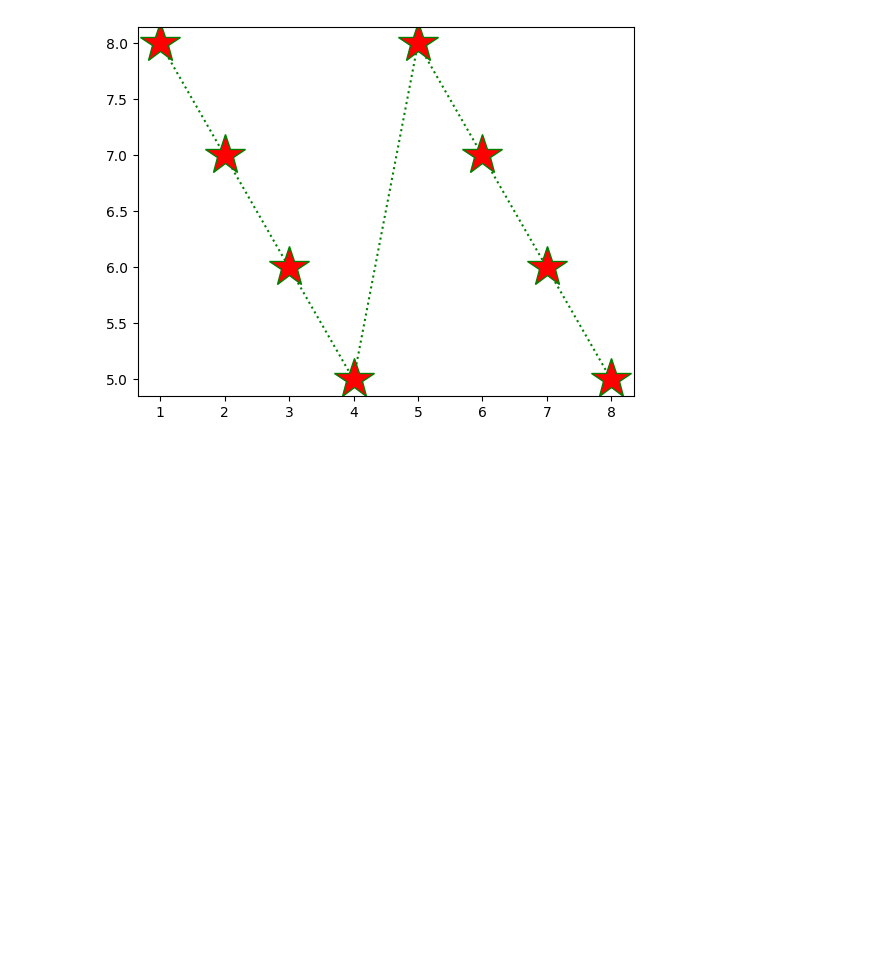
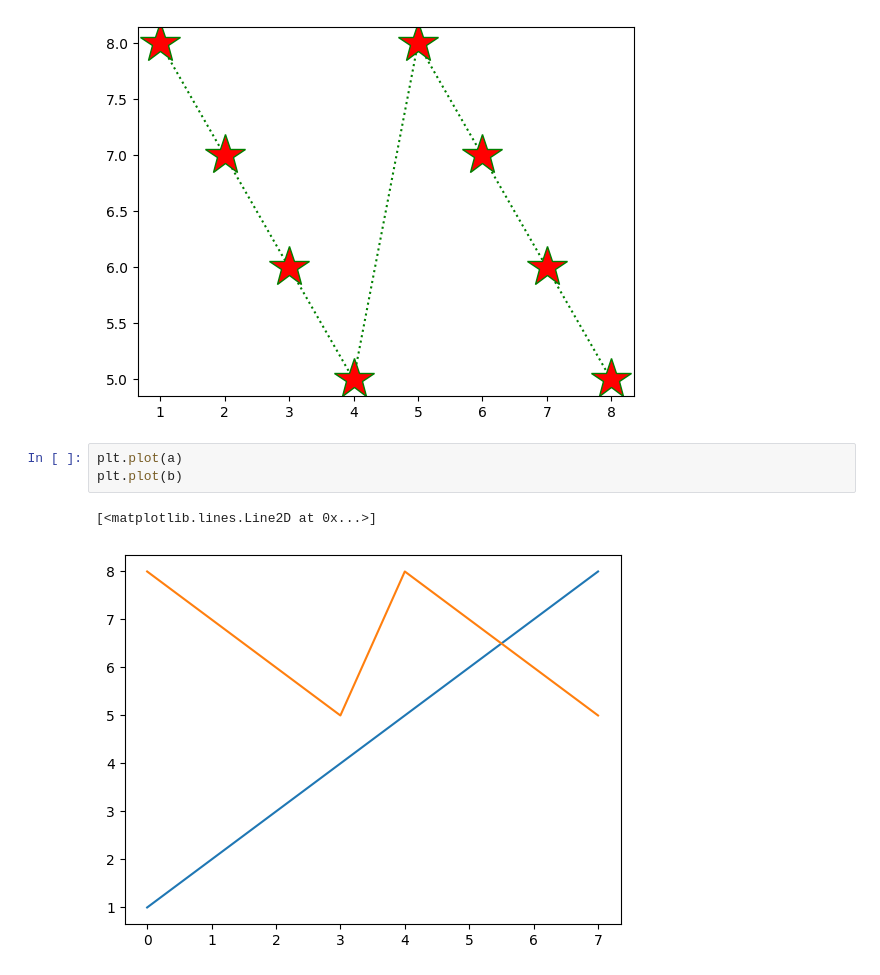
Before and after one commit to sachin09999/data-science, a Jupyter notebook: matplotlib/matplot.ipynb, the cells around one changed output. Cells and saved outputs as stored; diff of their text form; blank space fills up the shorter version.

```diff
--- a/matplotlib/matplot.ipynb
+++ b/matplotlib/matplot.ipynb
@@ -40,3 +40,9 @@ plt.plot(a,b,color='g',ms=30,marker='*',mfc='r',ls='dotted')
 # %% [output]
 [<matplotlib.lines.Line2D at 0x...>]
 [figure]
+# %%
+plt.plot(a)
+plt.plot(b)
+# %% [output]
+[<matplotlib.lines.Line2D at 0x...>]
+[figure, added]
```
Also changed, not shown: parts of 1 cell of this notebook.
